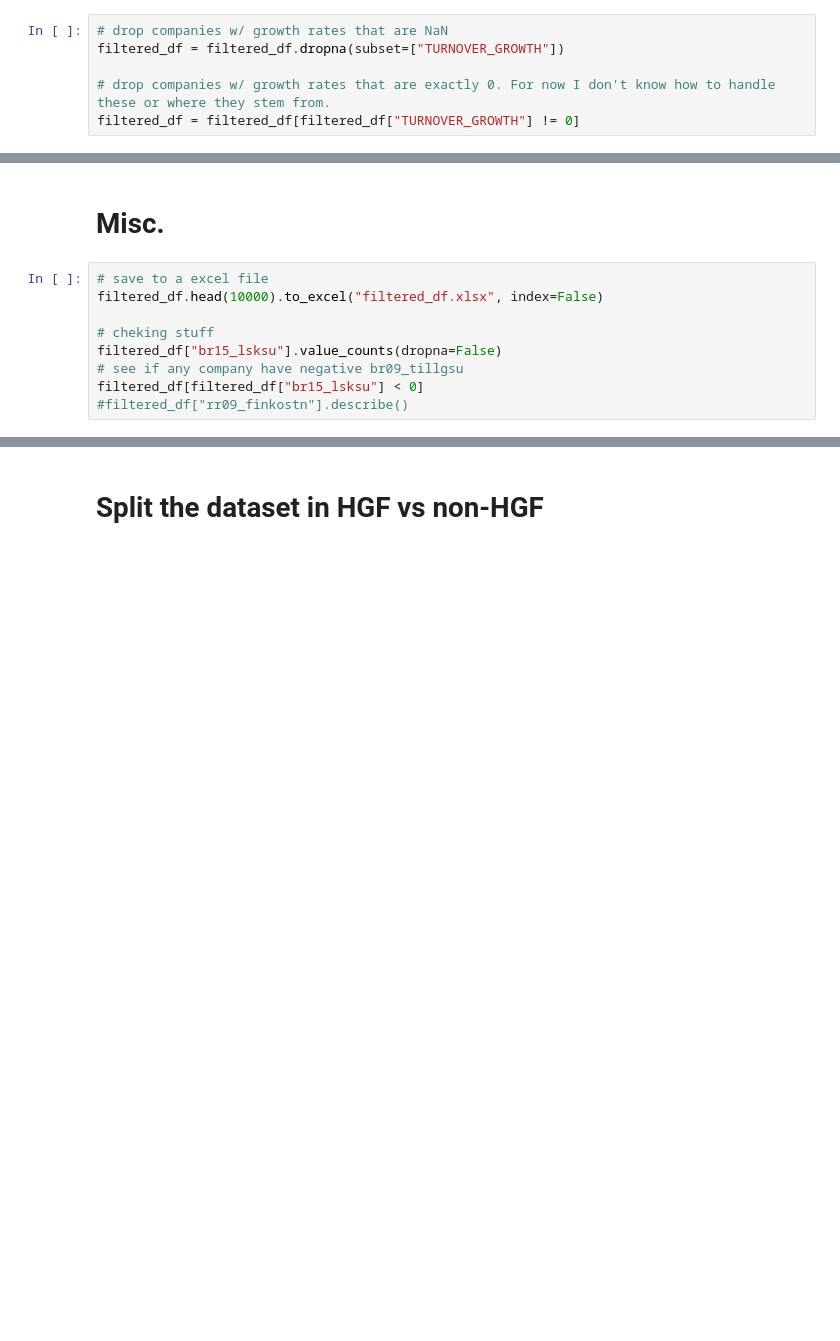
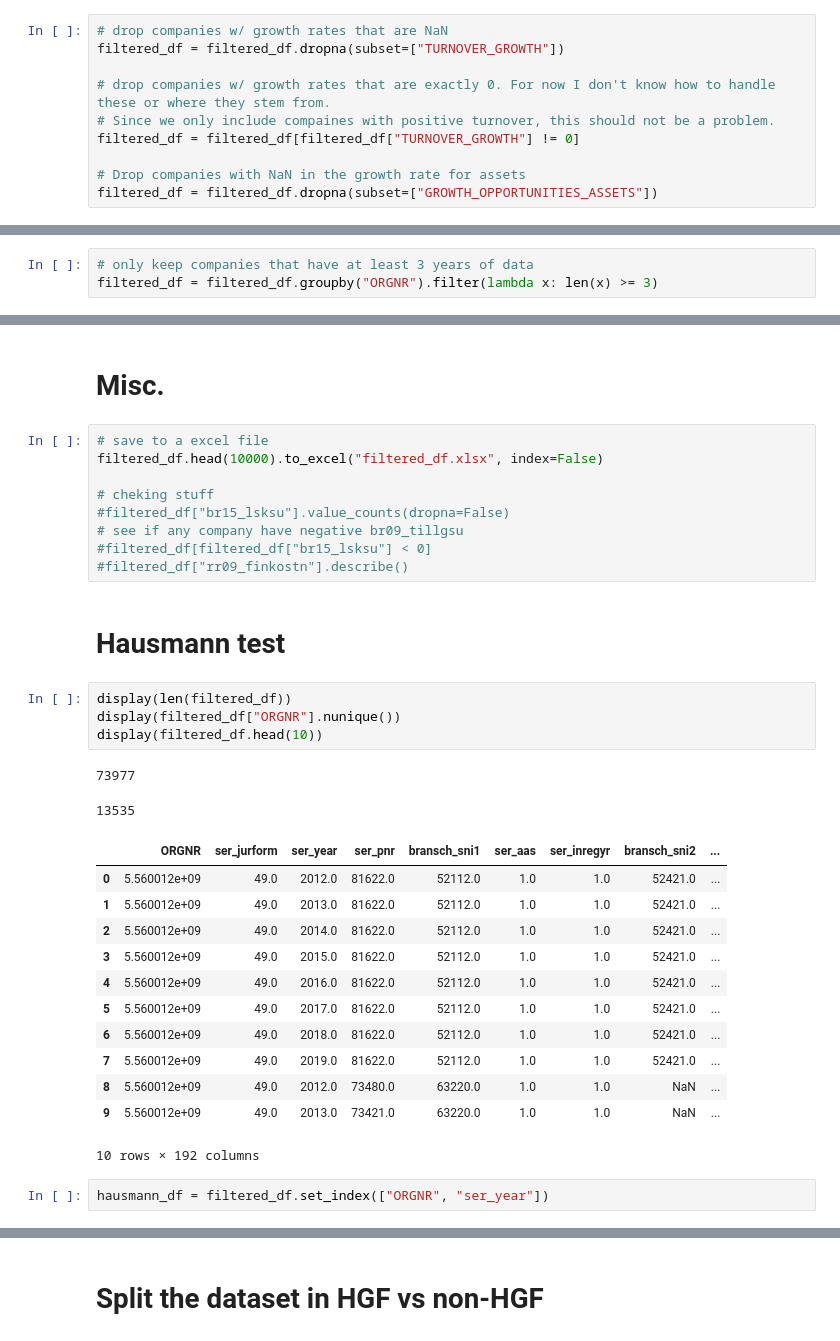
Before and after one commit to jonasfagerlund/Msc-Thesis, a Jupyter notebook: main2.ipynb, the cells around one changed output, grey strips where cells are left out. Drawn from its saved outputs; the diff is of its cells as text; blank space fills up the shorter version.

Commit message:
Hausman test v1

```diff
--- a/main2.ipynb
+++ b/main2.ipynb
@@ -91,7 +99,11 @@ filtered_df = filtered_df[filtered_df["ser_stklf"] != 2]
 filtered_df = filtered_df.dropna(subset=["TURNOVER_GROWTH"])
 
 # drop companies w/ growth rates that are exactly 0. For now I don't know how to handle these or where they stem from.
+# Since we only include compaines with positive turnover, this should not be a problem.
 filtered_df = filtered_df[filtered_df["TURNOVER_GROWTH"] != 0]
+
+# Drop companies with NaN in the growth rate for assets
+filtered_df = filtered_df.dropna(subset=["GROWTH_OPPORTUNITIES_ASSETS"])
 # %%
 filtered_df["HIGH_GROWTH"].value_counts()
 # %% [output]
@@ -320,0 +329,3 @@ filtered_df['LEVERAGE_SHORT'] = filtered_df['br13_ksksu'] / filtered_df['br09_ti
+# %%
+# only keep companies that have at least 3 years of data
+filtered_df = filtered_df.groupby("ORGNR").filter(lambda x: len(x) >= 3)
@@ -325,7 +342,30 @@ filtered_df['LEVERAGE_SHORT'] = filtered_df['br13_ksksu'] / filtered_df['br09_ti
 filtered_df.head(10000).to_excel("filtered_df.xlsx", index=False)
 
 # cheking stuff
-filtered_df["br15_lsksu"].value_counts(dropna=False)
+#filtered_df["br15_lsksu"].value_counts(dropna=False)
 # see if any company have negative br09_tillgsu
-filtered_df[filtered_df["br15_lsksu"] < 0]
+#filtered_df[filtered_df["br15_lsksu"] < 0]
 #filtered_df["rr09_finkostn"].describe()
+# %% [markdown]
+# Hausmann test
+# %%
+display(len(filtered_df))
+display(filtered_df["ORGNR"].nunique())
+display(filtered_df.head(10))
+# %% [output]
+73977
+13535
+|  | ORGNR | ser_jurform | ser_year | ser_pnr | bransch_sni1 | ser_aas | ser_inregyr | bransch_sni2 | ... |
+| 0 | 5.560012e+09 | 49.0 | 2012.0 | 81622.0 | 52112.0 | 1.0 | 1.0 | 52421.0 | ... |
+| 1 | 5.560012e+09 | 49.0 | 2013.0 | 81622.0 | 52112.0 | 1.0 | 1.0 | 52421.0 | ... |
+| 2 | 5.560012e+09 | 49.0 | 2014.0 | 81622.0 | 52112.0 | 1.0 | 1.0 | 52421.0 | ... |
+| 3 | 5.560012e+09 | 49.0 | 2015.0 | 81622.0 | 52112.0 | 1.0 | 1.0 | 52421.0 | ... |
+| 4 | 5.560012e+09 | 49.0 | 2016.0 | 81622.0 | 52112.0 | 1.0 | 1.0 | 52421.0 | ... |
+| 5 | 5.560012e+09 | 49.0 | 2017.0 | 81622.0 | 52112.0 | 1.0 | 1.0 | 52421.0 | ... |
+| 6 | 5.560012e+09 | 49.0 | 2018.0 | 81622.0 | 52112.0 | 1.0 | 1.0 | 52421.0 | ... |
+| 7 | 5.560012e+09 | 49.0 | 2019.0 | 81622.0 | 52112.0 | 1.0 | 1.0 | 52421.0 | ... |
+| 8 | 5.560012e+09 | 49.0 | 2012.0 | 73480.0 | 63220.0 | 1.0 | 1.0 | NaN | ... |
+| 9 | 5.560012e+09 | 49.0 | 2013.0 | 73421.0 | 63220.0 | 1.0 | 1.0 | NaN | ... |
+10 rows × 192 columns
+# %%
+hausmann_df = filtered_df.set_index(["ORGNR", "ser_year"])
```
Also changed, not shown: parts of 29 cells of this notebook, 1 other file.
